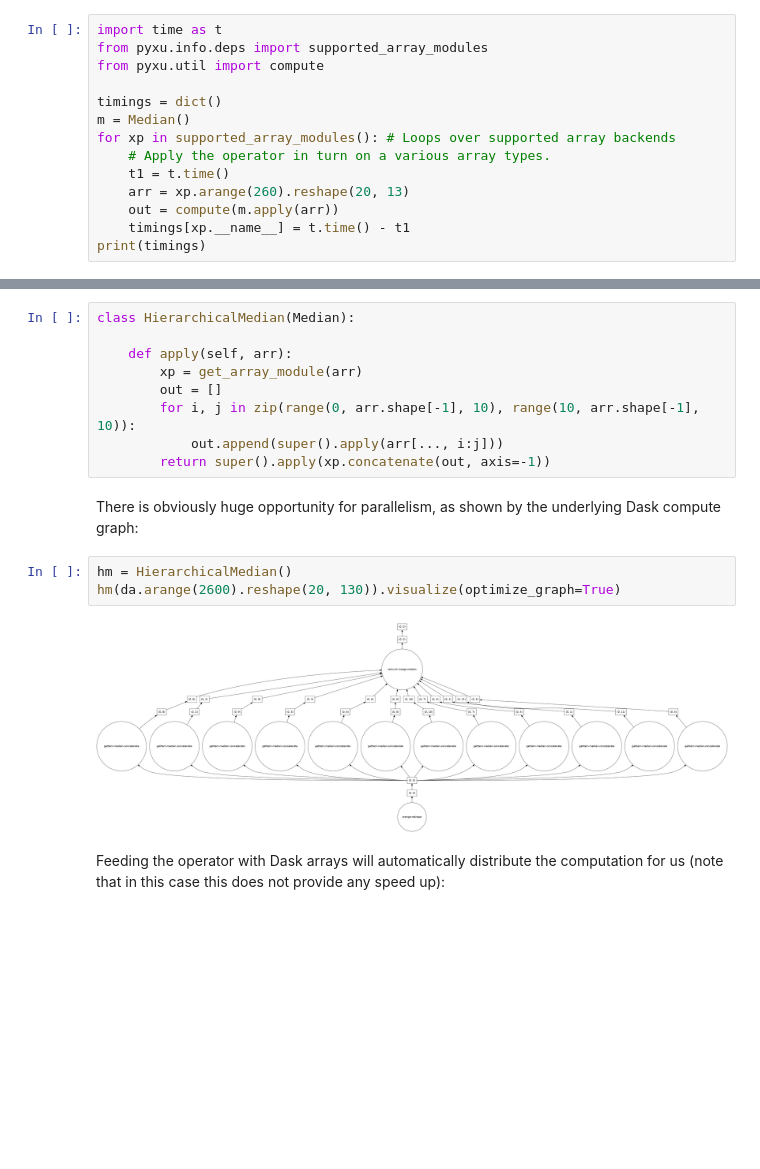
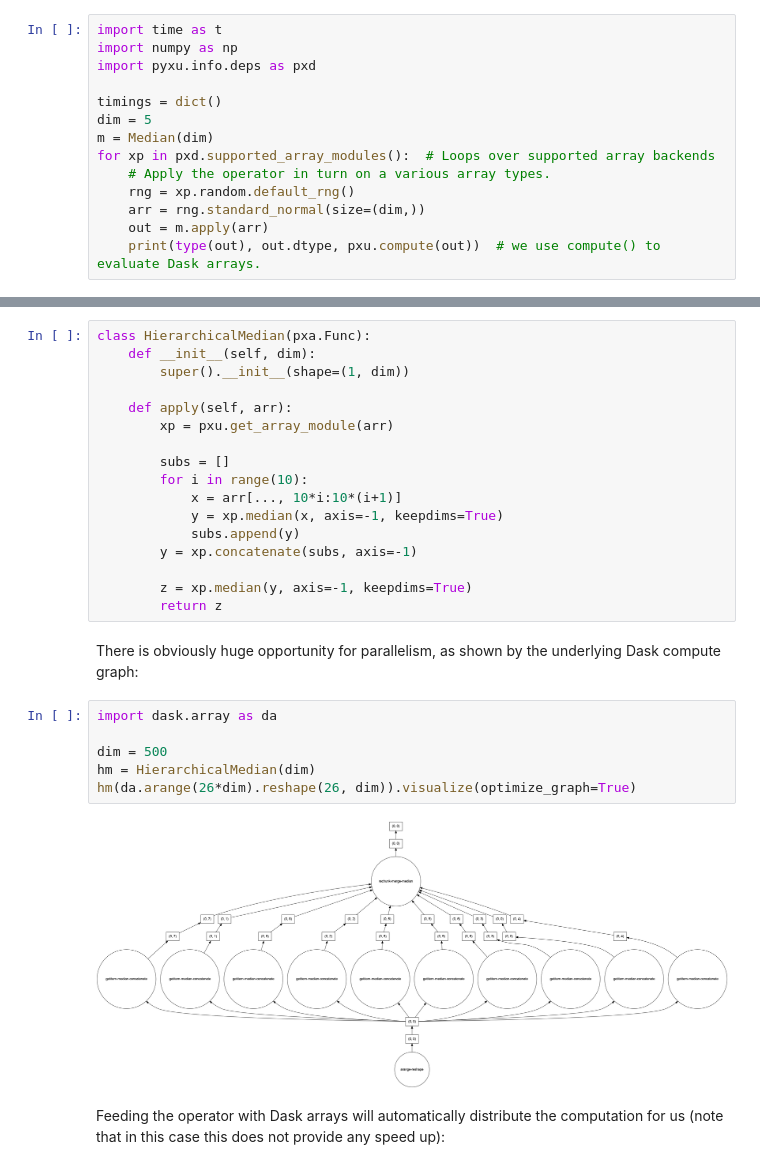
Before and after one commit to pyxu-org/pyxu, a Jupyter notebook: doc/guide/hpc.ipynb, the cells around one changed output, grey strips where cells are left out. Saved outputs shown, nothing was run; the diff lists cells and outputs as text; blank space fills up the shorter version.

```diff
--- a/doc/guide/hpc.ipynb
+++ b/doc/guide/hpc.ipynb
@@ -158,16 +134,16 @@ class Median(Map):
 This operator can then be fed various arrays as inputs:
 # %%
 import time as t
-from pyxu.info.deps import supported_array_modules
-from pyxu.util import compute
+import numpy as np
+import pyxu.info.deps as pxd
 
 timings = dict()
-m = Median()
-for xp in supported_array_modules(): # Loops over supported array backends
+dim = 5
+m = Median(dim)
+for xp in pxd.supported_array_modules():  # Loops over supported array backends
     # Apply the operator in turn on a various array types.
-    t1 = t.time()
-    arr = xp.arange(260).reshape(20, 13)
-    out = compute(m.apply(arr))
-    timings[xp.__name__] = t.time() - t1
-print(timings)
+    rng = xp.random.default_rng()
+    arr = rng.standard_normal(size=(dim,))
+    out = m.apply(arr)
+    print(type(out), out.dtype, pxu.compute(out))  # we use compute() to evaluate Dask arrays.
 # %% [output]
@@ -194,20 +172,31 @@ The support for Dask array inputs also allows to trivially parallelize computati
 hierarchical median operator below:
 # %%
-class HierarchicalMedian(Median):
+class HierarchicalMedian(pxa.Func):
+    def __init__(self, dim):
+        super().__init__(shape=(1, dim))
 
     def apply(self, arr):
-        xp = get_array_module(arr)
-        out = []
-        for i, j in zip(range(0, arr.shape[-1], 10), range(10, arr.shape[-1], 10)):
-            out.append(super().apply(arr[..., i:j]))
-        return super().apply(xp.concatenate(out, axis=-1))
+        xp = pxu.get_array_module(arr)
+
+        subs = []
+        for i in range(10):
+            x = arr[..., 10*i:10*(i+1)]
+            y = xp.median(x, axis=-1, keepdims=True)
+            subs.append(y)
+        y = xp.concatenate(subs, axis=-1)
+
+        z = xp.median(y, axis=-1, keepdims=True)
+        return z
 # %% [markdown]
 There is obviously huge opportunity for parallelism, as shown by the underlying Dask compute graph:
 # %%
-hm = HierarchicalMedian()
-hm(da.arange(2600).reshape(20, 130)).visualize(optimize_graph=True)
+import dask.array as da
+
+dim = 500
+hm = HierarchicalMedian(dim)
+hm(da.arange(26*dim).reshape(26, dim)).visualize(optimize_graph=True)
 # %% [output]
-[figure, old version]
+[figure, new version]
 # %% [markdown]
 Feeding the operator with Dask arrays will automatically distribute the computation for us (note that in this case this
 does not provide any speed up):
```
Also changed, not shown: parts of 10 cells of this notebook.
